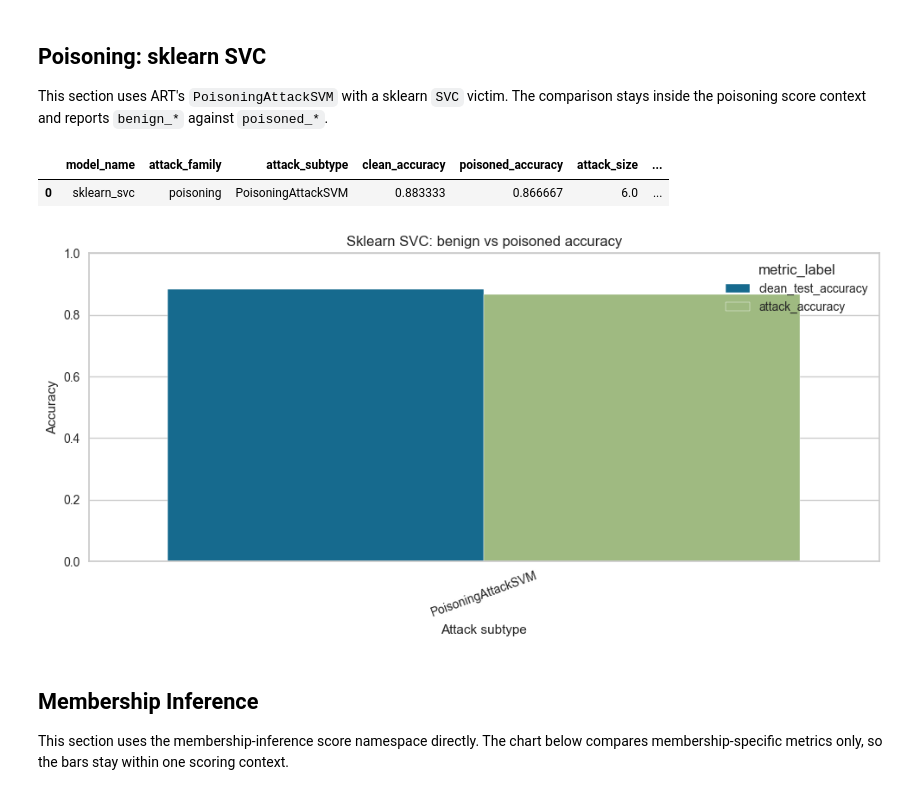
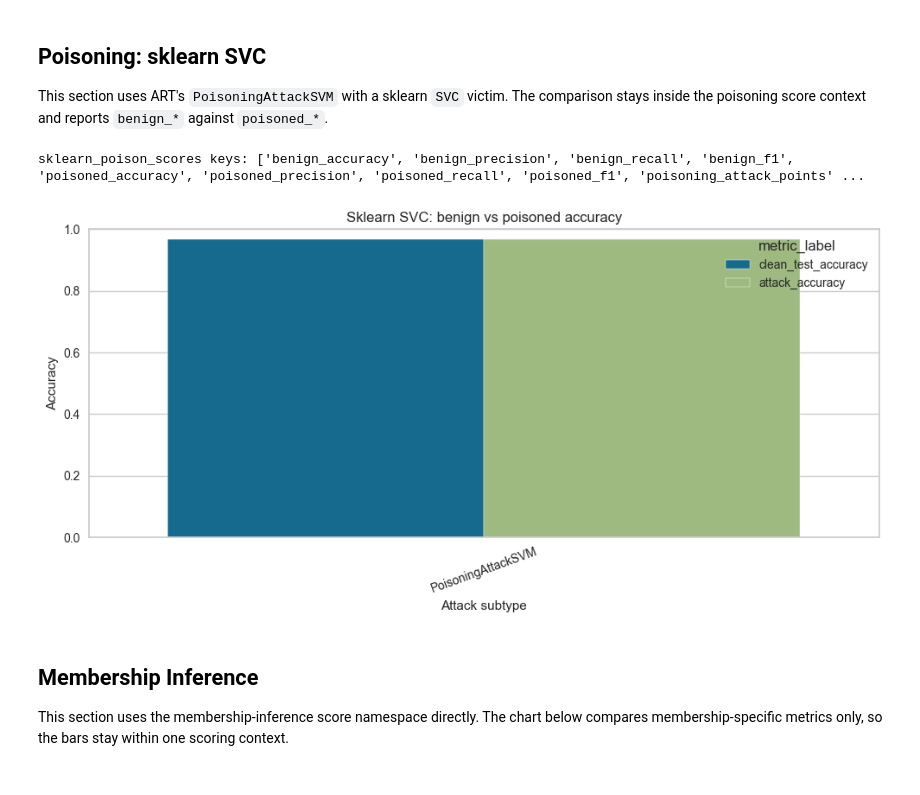
Before and after one commit to simplymathematics/deckard, a Jupyter notebook: docs/notebooks/art_attacks.ipynb, the cells around one changed output. Saved outputs shown, nothing was run; the diff lists cells and outputs as text; code cells hidden in the pictures.

```diff
--- a/docs/notebooks/art_attacks.ipynb
+++ b/docs/notebooks/art_attacks.ipynb
@@ -290,3 +305,23 @@ def build_torch_image_data(seed=SEED, n_samples=20, height=32, width=32):
     )
     data()
     return data
+
+sklearn_data = DataConfig(
+    dataset_name="make_classification",
+    data_params={
+        "n_samples": 220,
+        "n_features": 10,
+        "n_informative": 6,
+        "n_redundant": 0,
+        "n_clusters_per_class": 1,
+        "n_classes": 2,
+        "class_sep": 1.4,
+        "random_state": SEED,
+    },
+    train_size=160,
+    test_size=60,
+    random_state=SEED,
+    stratify=True,
+    classifier=True,
+    # data_file=sklearn_evasion_data_file,  # PATCH: moved to call below
+)
@@ -378,64 +420,38 @@ sklearn_evasion_df.to_csv(ARTIFACT_DIR / "sklearn_evasion_results.csv", index=Fa
 
 This section uses ART's `PoisoningAttackSVM` with a sklearn `SVC` victim. The comparison stays inside the poisoning score context and reports `benign_*` against `poisoned_*`.
 # %%
-sklearn_poison_data = DataConfig(
-    dataset_name="make_classification",
-    data_params={
-        "n_samples": 180,
-        "n_features": 8,
-        "n_informative": 6,
-        "n_redundant": 0,
-        "n_clusters_per_class": 1,
-        "n_classes": 2,
-        "class_sep": 1.2,
-        "random_state": SEED + 10,
-    },
-    train_size=120,
-    test_size=60,
-    random_state=SEED + 10,
-    stratify=True,
-    classifier=True,
-)
-sklearn_poison_data()
-
-sklearn_poison_model = ModelConfig(
-    model_type="sklearn.svm.SVC",
-    classifier=True,
-    model_params={"kernel": "linear", "probability": True, "C": 1.0},
-)
-sklearn_poison_model(sklearn_poison_data)
 
 sklearn_poison_attack = AttackConfig(
     attack_type="art.attacks.poisoning.PoisoningAttackSVM",
     attack_params={"step": 0.05, "eps": 0.2, "max_iter": 2, "verbose": False},
     attack_size=6,
 )
-sklearn_poison_scores = sklearn_poison_attack(data=sklearn_poison_data, model=sklearn_poison_model)
+sklearn_poison_scores = sklearn_poison_attack(data=sklearn_data, model=sklearn_svm)
+
+print("sklearn_poison_scores keys:", list(sklearn_poison_scores.keys()))
 
 sklearn_poison_df = pd.DataFrame(
     [
         {
             "model_name": "sklearn_svc",
             "attack_family": "poisoning",
             "attack_subtype": "PoisoningAttackSVM",
-            "clean_accuracy": float(sklearn_poison_scores["benign_accuracy"]),
-            "poisoned_accuracy": float(sklearn_poison_scores["poisoned_accuracy"]),
+            "clean_accuracy": float(sklearn_poison_scores.get("benign_accuracy", float('nan'))),
+            "poisoned_accuracy": float(sklearn_poison_scores.get("poisoned_accuracy", float('nan'))),
             **timing_payload(sklearn_poison_scores),
         }
     ]
 )
 
-display(sklearn_poison_df)
 plot_grouped_accuracy(
     sklearn_poison_df.rename(columns={"clean_accuracy": "clean_test_accuracy", "poisoned_accuracy": "attack_accuracy"}),
     "Sklearn SVC: benign vs poisoned accuracy",
 )
 
-sklearn_poison_df.to_csv(ARTIFACT_DIR / "sklearn_poisoning_results.csv", index=False)
+sklearn_poison_df.to_csv(sklearn_score_file, index=False)  # Output: sklearn_scores.csv
 # %% [output]
-|  | model_name | attack_family | attack_subtype | clean_accuracy | poisoned_accuracy | attack_size | ... |
-| 0 | sklearn_svc | poisoning | PoisoningAttackSVM | 0.883333 | 0.866667 | 6.0 | ... |
+sklearn_poison_scores keys: ['benign_accuracy', 'benign_precision', 'benign_recall', 'benign_f1', 'poisoned_accuracy', 'poisoned_precision', 'poisoned_recall', 'poisoned_f1', 'poisoning_attack_points' ...
-[figure, old version]
+[figure, new version]
 # %% [markdown]
 ## Membership Inference
 
```
Also changed, not shown: parts of 11 cells of this notebook, 2 other files.
